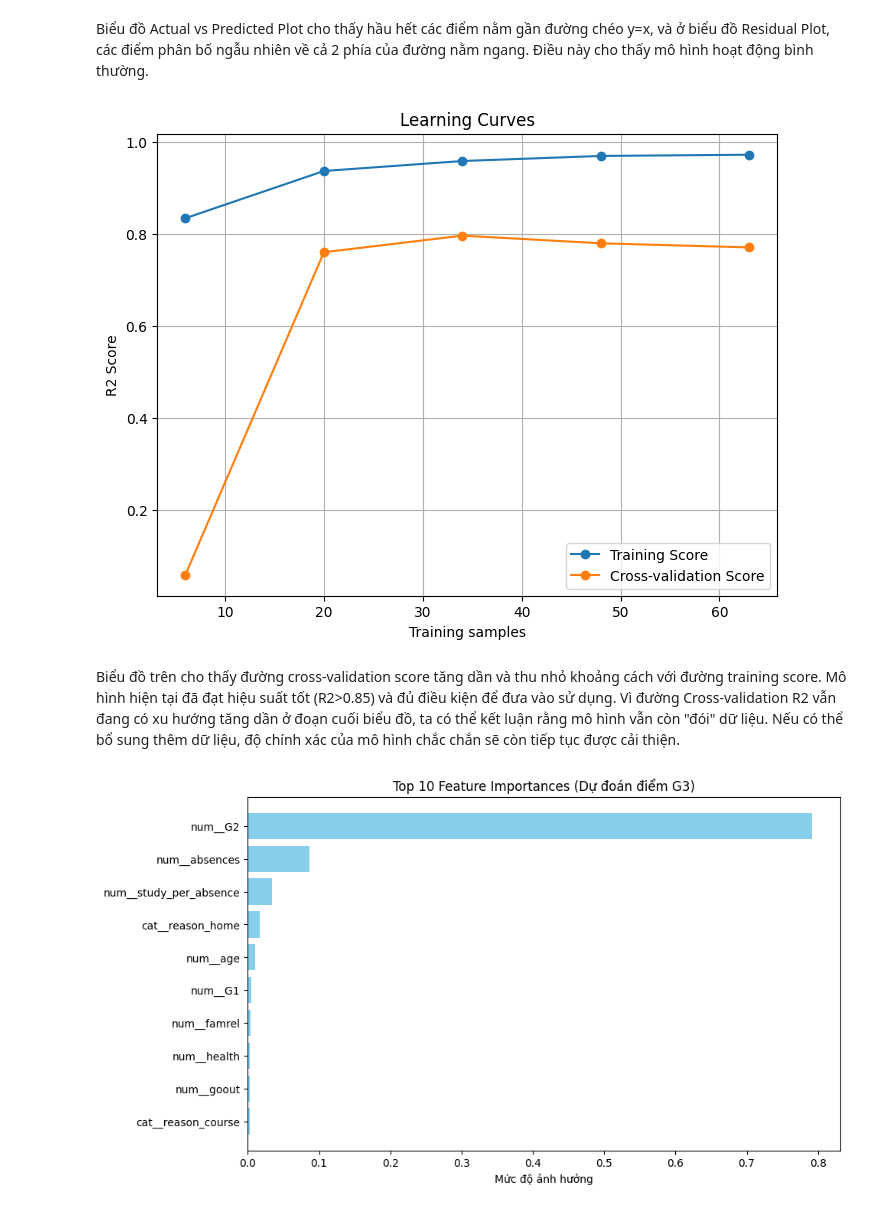
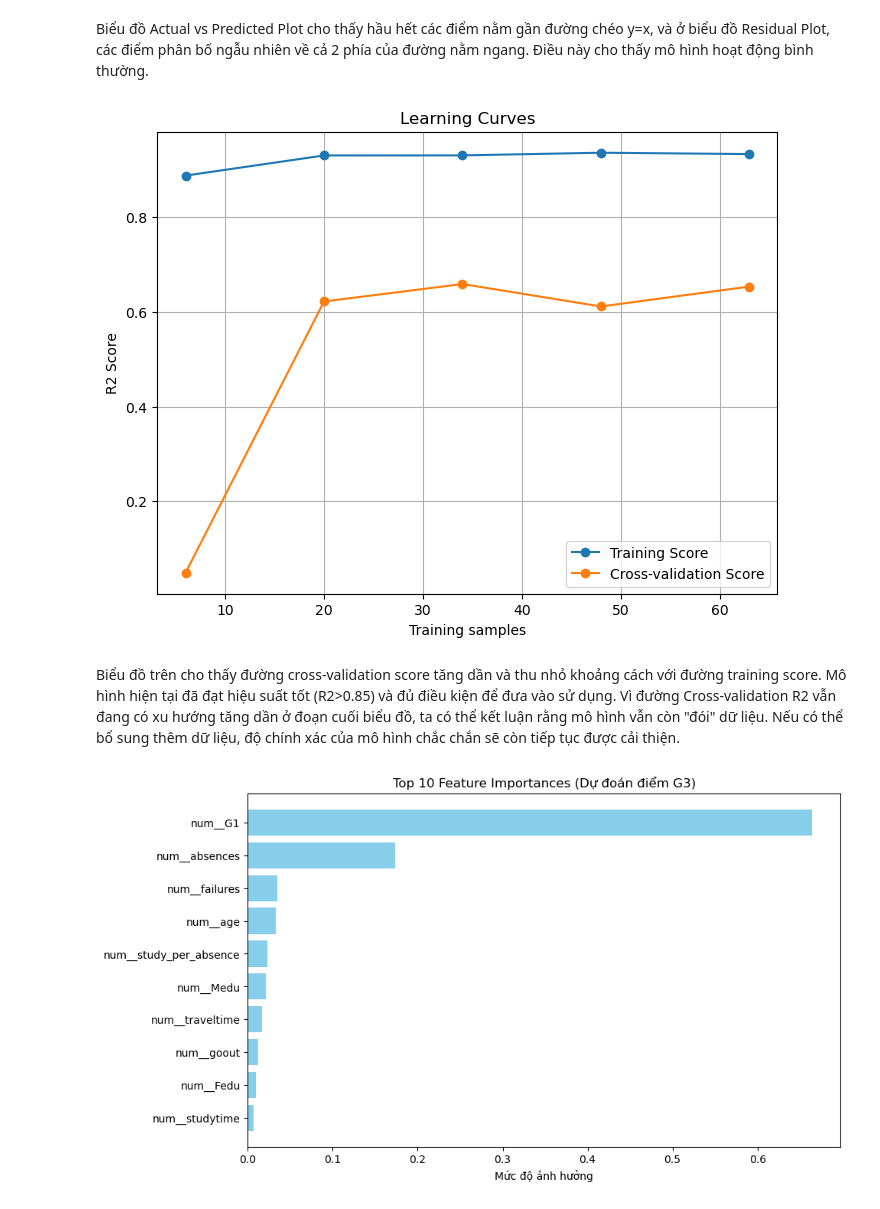
Before and after one commit to nahtzm/Student_Performance_Prediction, a Jupyter notebook: notebooks/evaluation.ipynb, the cells around one changed output. Cells and saved outputs as stored; diff of their text form; code cells hidden in the pictures.

```diff
--- a/notebooks/evaluation.ipynb
+++ b/notebooks/evaluation.ipynb
@@ -14,8 +14,13 @@ from preprocessing import build_preprocessor
 # %%
 x_train, x_test, y_train, y_test = load_and_split("../data/student-mat.csv")
 
-model_path = '../models/best_model.pkl'
-best_model = joblib.load(model_path)
+pipeline = Pipeline([
+    ("preprocessing", build_preprocessor()),
+    ("model", RandomForestRegressor(
+        n_estimators=200,
+    max_depth=5,
 
-print(f"Đã load mô hình từ: {model_path}")
+    random_state=42))
+])
+pipeline.fit(x_train, y_train)
 # %% [output]
@@ -60,25 +80,25 @@ plt.show()
 Biểu đồ Actual vs Predicted Plot cho thấy hầu hết các điểm nằm gần đường chéo y=x, và ở biểu đồ Residual Plot, các điểm phân bố ngẫu nhiên về cả 2 phía của đường nằm ngang. Điều này cho thấy mô hình hoạt động bình thường.
 # %%
 train_sizes, train_scores, test_scores = learning_curve(
-    best_model, x_test, y_test, cv=5, scoring='r2', n_jobs=-1
+ pipeline, x_test, y_test, cv=5, scoring='r2', n_jobs=-1
 )
 
 plt.figure(figsize=(8, 6))
 plt.plot(train_sizes, np.mean(train_scores, axis=1), 'o-', label='Training Score')
 plt.plot(train_sizes, np.mean(test_scores, axis=1), 'o-', label='Cross-validation Score')
 plt.xlabel('Training samples')
 plt.ylabel('R2 Score')
 plt.title('Learning Curves')
 plt.legend()
 plt.grid(True)
 plt.show()
 # %% [output]
-[figure, old version]
+[figure, new version]
 # %% [markdown]
 Biểu đồ trên cho thấy đường cross-validation score tăng dần và thu nhỏ khoảng cách với đường training score. Mô hình hiện tại đã đạt hiệu suất tốt (R2>0.85) và đủ điều kiện để đưa vào sử dụng. Vì đường Cross-validation R2 vẫn đang có xu hướng tăng dần ở đoạn cuối biểu đồ, ta có thể kết luận rằng mô hình vẫn còn "đói" dữ liệu. Nếu có thể bổ sung thêm dữ liệu, độ chính xác của mô hình chắc chắn sẽ còn tiếp tục được cải thiện.
 # %%
-feature_names = best_model.named_steps['preprocessing'].get_feature_names_out()
-importances = best_model.named_steps['model'].feature_importances_
+feature_names = pipeline.named_steps['preprocessing'].get_feature_names_out()
+importances = pipeline.named_steps['model'].feature_importances_
 
 # Sắp xếp và lấy Top 10
 indices = np.argsort(importances)[-10:]
@@ -90,5 +110,5 @@ plt.yticks(range(len(indices)), [feature_names[i] for i in indices])
 plt.xlabel('Mức độ ảnh hưởng')
 plt.show()
 # %% [output]
-[figure, old version]
+[figure, new version]
 # %% [markdown]
```
Also changed, not shown: parts of 5 cells of this notebook, 43 other files.
